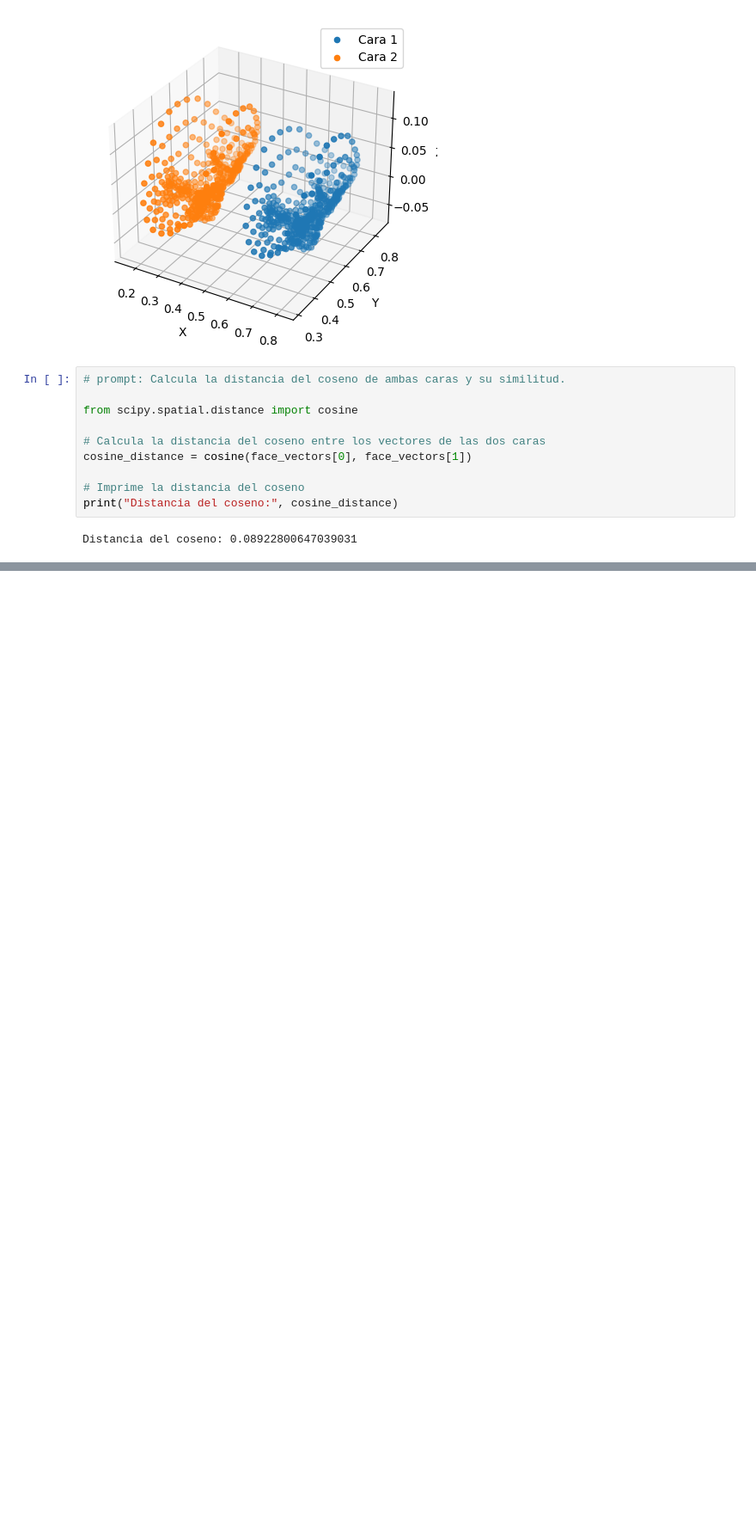
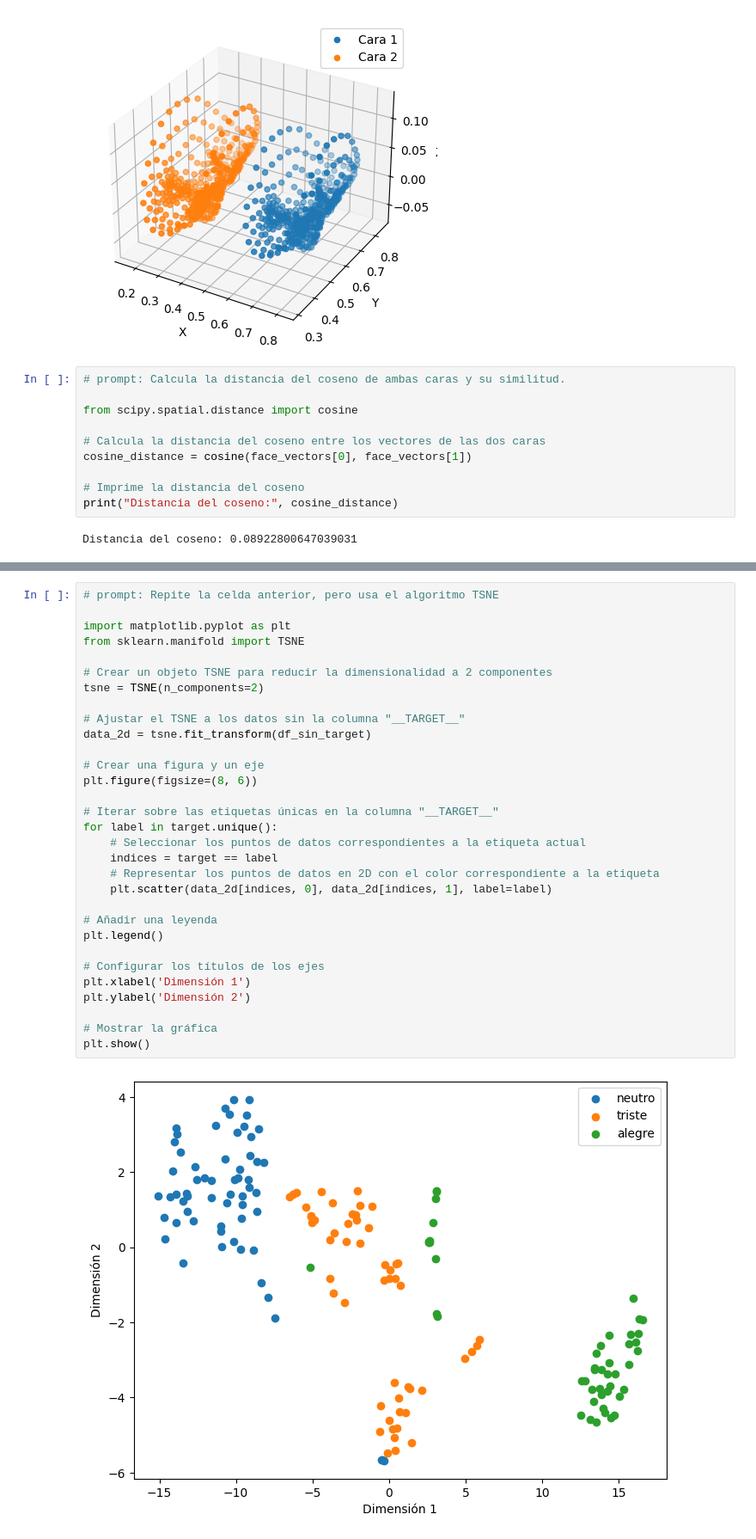
Before and after one commit to FranPuentes/iTI2025, a Jupyter notebook: 06 detección de expresiones faciales.ipynb, the cells around one changed output, grey strips where cells are left out. Shown: that part at 86% size. Drawn from its saved outputs; the diff is of its cells as text; blank space fills up the shorter version.

```diff
--- a/06 detección de expresiones faciales.ipynb
+++ b/06 detección de expresiones faciales.ipynb
@@ -142,0 +285,33 @@ Distancia del coseno: 0.08922800647039031
+# %%
+# prompt: Repite la celda anterior, pero usa el algoritmo TSNE
+
+import matplotlib.pyplot as plt
+from sklearn.manifold import TSNE
+
+# Crear un objeto TSNE para reducir la dimensionalidad a 2 componentes
+tsne = TSNE(n_components=2)
+
+# Ajustar el TSNE a los datos sin la columna "__TARGET__"
+data_2d = tsne.fit_transform(df_sin_target)
+
+# Crear una figura y un eje
+plt.figure(figsize=(8, 6))
+
+# Iterar sobre las etiquetas únicas en la columna "__TARGET__"
+for label in target.unique():
+    # Seleccionar los puntos de datos correspondientes a la etiqueta actual
+    indices = target == label
+    # Representar los puntos de datos en 2D con el color correspondiente a la etiqueta
+    plt.scatter(data_2d[indices, 0], data_2d[indices, 1], label=label)
+
+# Añadir una leyenda
+plt.legend()
+
+# Configurar los títulos de los ejes
+plt.xlabel('Dimensión 1')
+plt.ylabel('Dimensión 2')
+
+# Mostrar la gráfica
+plt.show()
+# %% [output]
+[figure, added]
```
Also changed, not shown: parts of 9 cells of this notebook.
